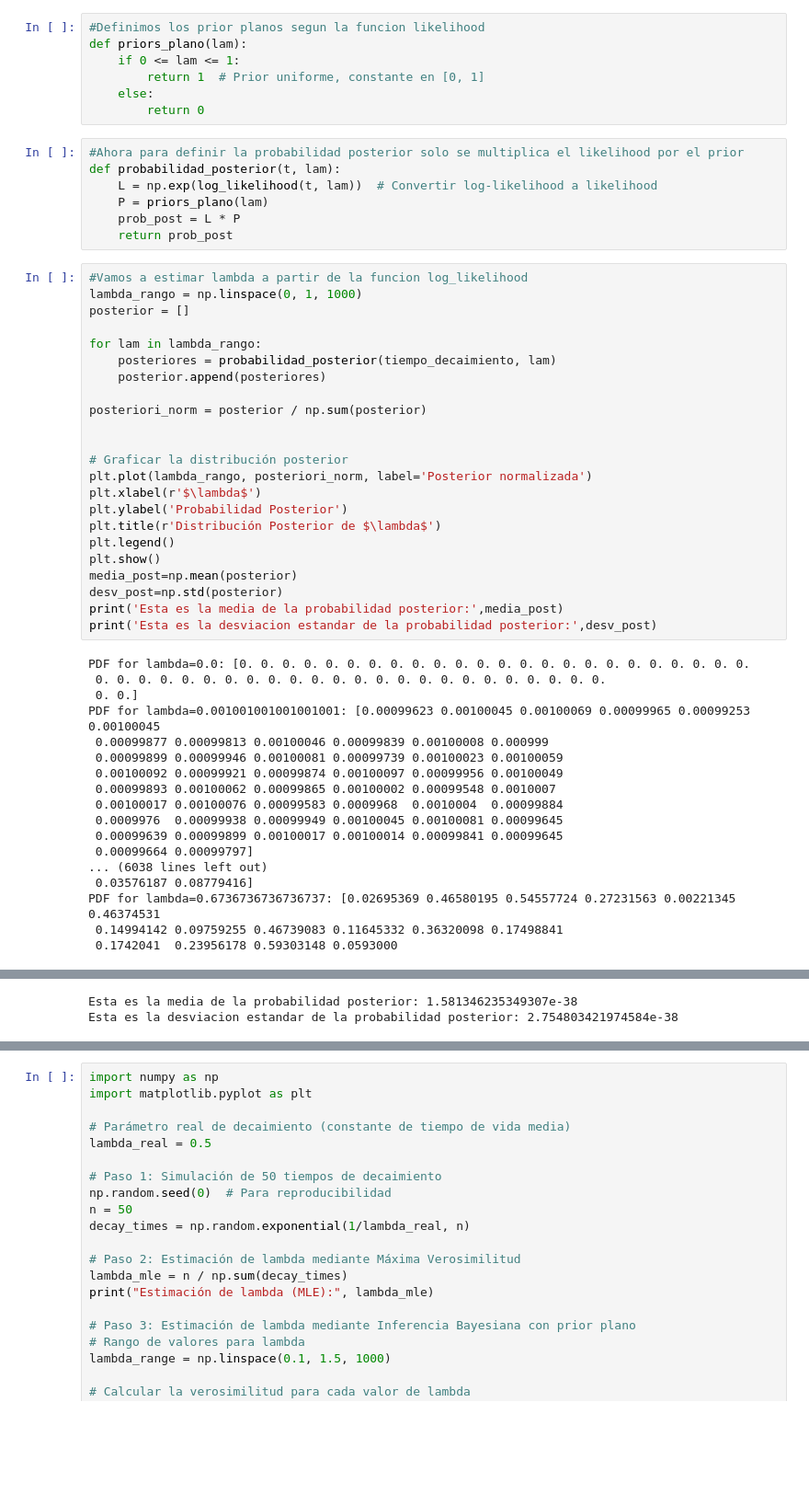
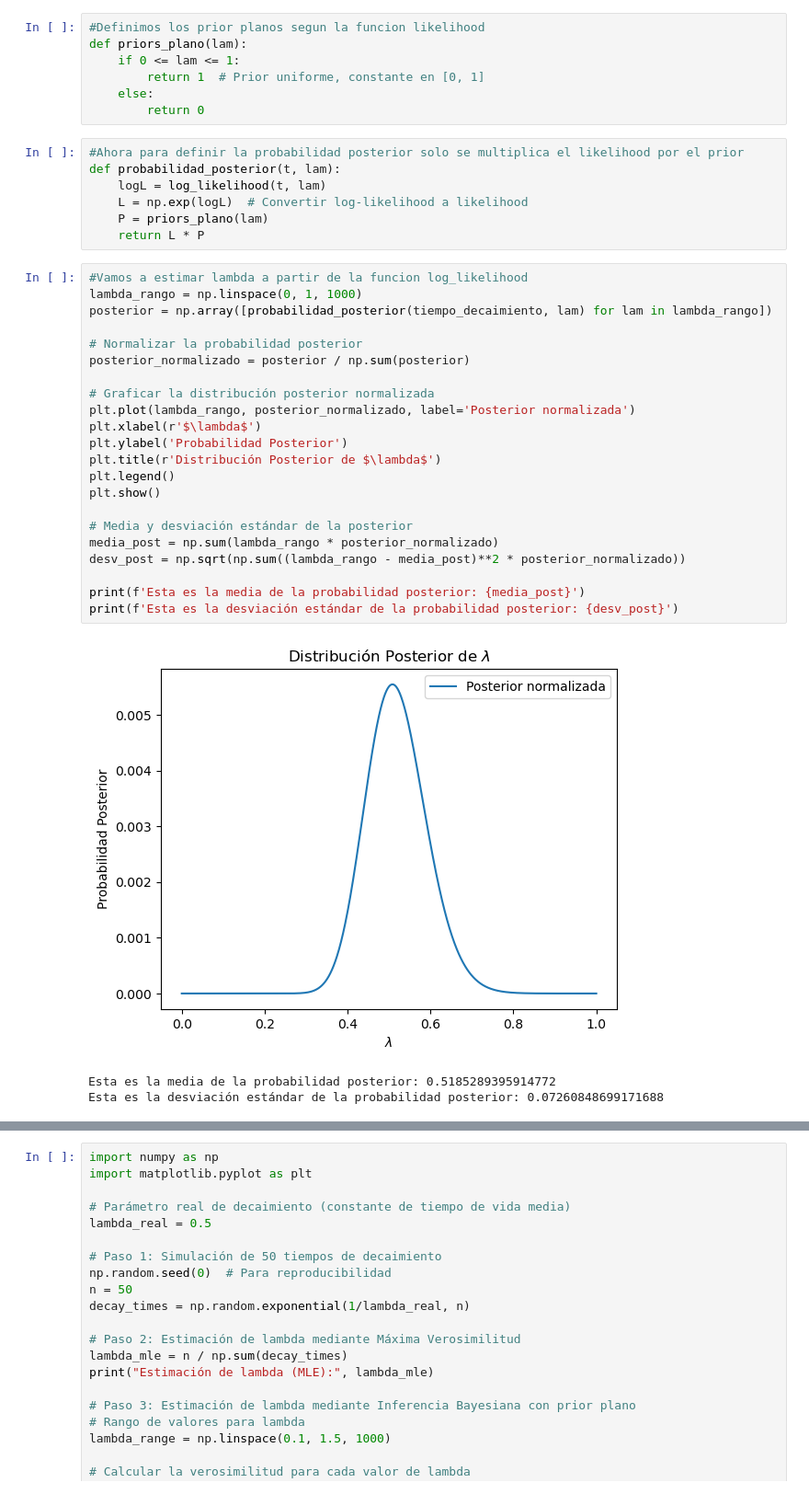
Before and after one commit to Cami-hormaeche/Astrometria2024, a Jupyter notebook: practico4/problema3y4-practico4.ipynb, the cells around one changed output, grey strips where cells are left out. Shown at 92% size. Cells and saved outputs as stored; diff of their text form; blank space fills up the shorter version.

```diff
--- a/practico4/problema3y4-practico4.ipynb
+++ b/practico4/problema3y4-practico4.ipynb
@@ -246,48 +244,33 @@ def priors_plano(lam):
 # %%
 #Ahora para definir la probabilidad posterior solo se multiplica el likelihood por el prior
 def probabilidad_posterior(t, lam):
-    L = np.exp(log_likelihood(t, lam))  # Convertir log-likelihood a likelihood
+    logL = log_likelihood(t, lam)
+    L = np.exp(logL)  # Convertir log-likelihood a likelihood
     P = priors_plano(lam)
-    prob_post = L * P
-    return prob_post
+    return L * P
 # %%
 #Vamos a estimar lambda a partir de la funcion log_likelihood
 lambda_rango = np.linspace(0, 1, 1000)
-posterior = []
+posterior = np.array([probabilidad_posterior(tiempo_decaimiento, lam) for lam in lambda_rango])
 
-for lam in lambda_rango:
-    posteriores = probabilidad_posterior(tiempo_decaimiento, lam)
-    posterior.append(posteriores)
+# Normalizar la probabilidad posterior
+posterior_normalizado = posterior / np.sum(posterior)
 
-posteriori_norm = posterior / np.sum(posterior)
-
-
-# Graficar la distribución posterior
-plt.plot(lambda_rango, posteriori_norm, label='Posterior normalizada')
+# Graficar la distribución posterior normalizada
+plt.plot(lambda_rango, posterior_normalizado, label='Posterior normalizada')
 plt.xlabel(r'$\lambda$')
 plt.ylabel('Probabilidad Posterior')
 plt.title(r'Distribución Posterior de $\lambda$')
 plt.legend()
 plt.show()
-media_post=np.mean(posterior)
-desv_post=np.std(posterior)
-print('Esta es la media de la probabilidad posterior:',media_post)
-print('Esta es la desviacion estandar de la probabilidad posterior:',desv_post)
+
+# Media y desviación estándar de la posterior
+media_post = np.sum(lambda_rango * posterior_normalizado)
+desv_post = np.sqrt(np.sum((lambda_rango - media_post)**2 * posterior_normalizado))
+
+print(f'Esta es la media de la probabilidad posterior: {media_post}')
+print(f'Esta es la desviación estándar de la probabilidad posterior: {desv_post}')
 # %% [output]
+[figure, new version]
-PDF for lambda=0.0: [0. 0. 0. 0. 0. 0. 0. 0. 0. 0. 0. 0. 0. 0. 0. 0. 0. 0. 0. 0. 0. 0. 0. 0.
- 0. 0. 0. 0. 0. 0. 0. 0. 0. 0. 0. 0. 0. 0. 0. 0. 0. 0. 0. 0. 0. 0. 0. 0.
- 0. 0.]
-PDF for lambda=0.001001001001001001: [0.00099623 0.00100045 0.00100069 0.00099965 0.00099253 0.00100045
- 0.00099877 0.00099813 0.00100046 0.00099839 0.00100008 0.000999
- 0.00099899 0.00099946 0.00100081 0.00099739 0.00100023 0.00100059
- 0.00100092 0.00099921 0.00099874 0.00100097 0.00099956 0.00100049
- 0.00099893 0.00100062 0.00099865 0.00100002 0.00099548 0.0010007
- 0.00100017 0.00100076 0.00099583 0.0009968  0.0010004  0.00099884
- 0.0009976  0.00099938 0.00099949 0.00100045 0.00100081 0.00099645
- 0.00099639 0.00099899 0.00100017 0.00100014 0.00099841 0.00099645
- 0.00099664 0.00099797]
-... (6038 lines left out)
- 0.03576187 0.08779416]
-PDF for lambda=0.6736736736736737: [0.02695369 0.46580195 0.54557724 0.27231563 0.00221345 0.46374531
- 0.14994142 0.09759255 0.46739083 0.11645332 0.36320098 0.17498841
- 0.1742041  0.23956178 0.59303148 0.0593000
+Esta es la media de la probabilidad posterior: 0.5185289395914772
+Esta es la desviación estándar de la probabilidad posterior: 0.07260848699171688
@@ -312,5 +277,3 @@ PDF for lambda=0.7567567567567568: [0.02035789 0.49997107 0.59712729 0.27356765
-Esta es la media de la probabilidad posterior: 1.581346235349307e-38
-Esta es la desviacion estandar de la probabilidad posterior: 2.754803421974584e-38
 # %%
 # Definición del rango de lambda
 lambda_range = np.linspace(0.1, 1, 1000)  # Rango para la estimación de lambda
```
Also changed, not shown: parts of 4 cells of this notebook.
